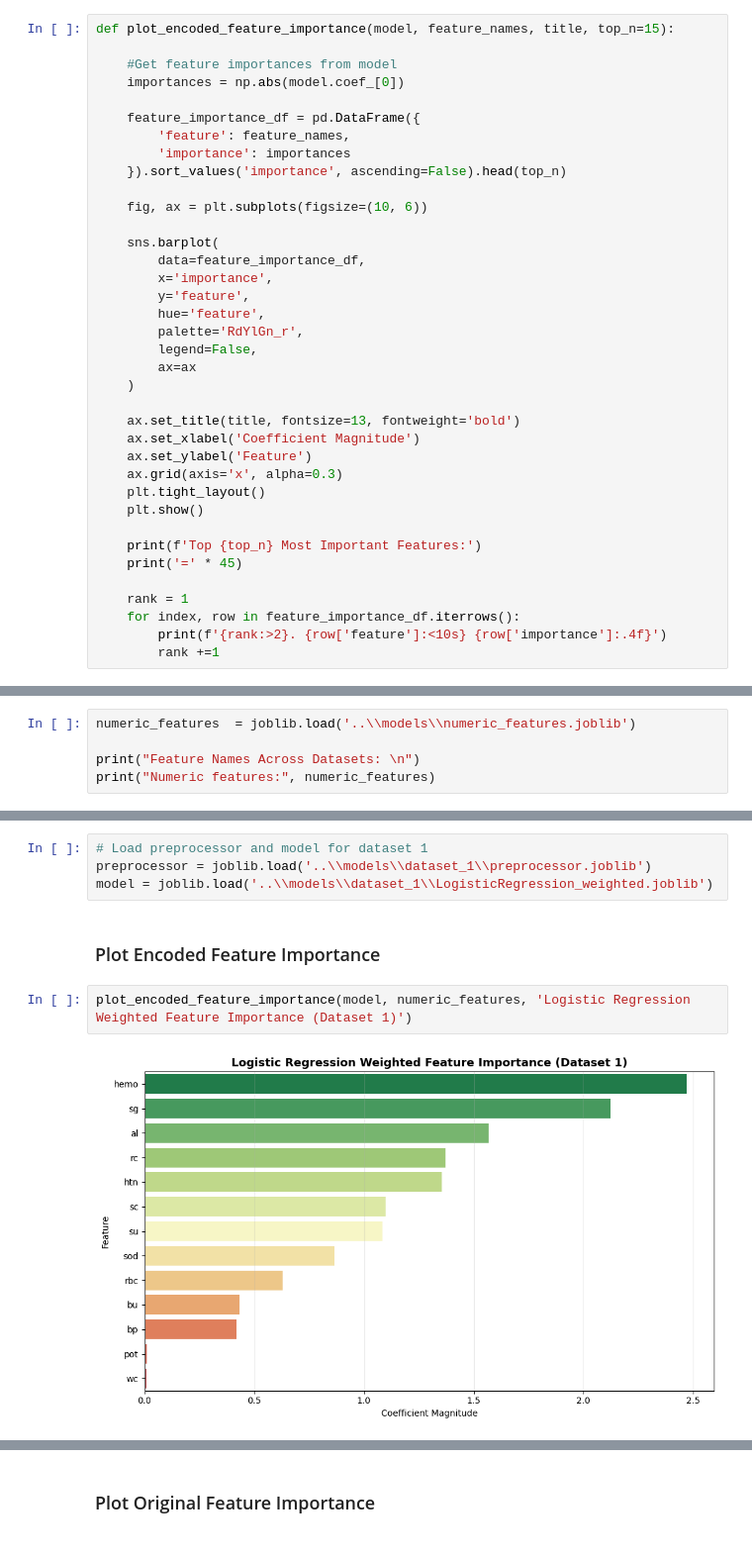
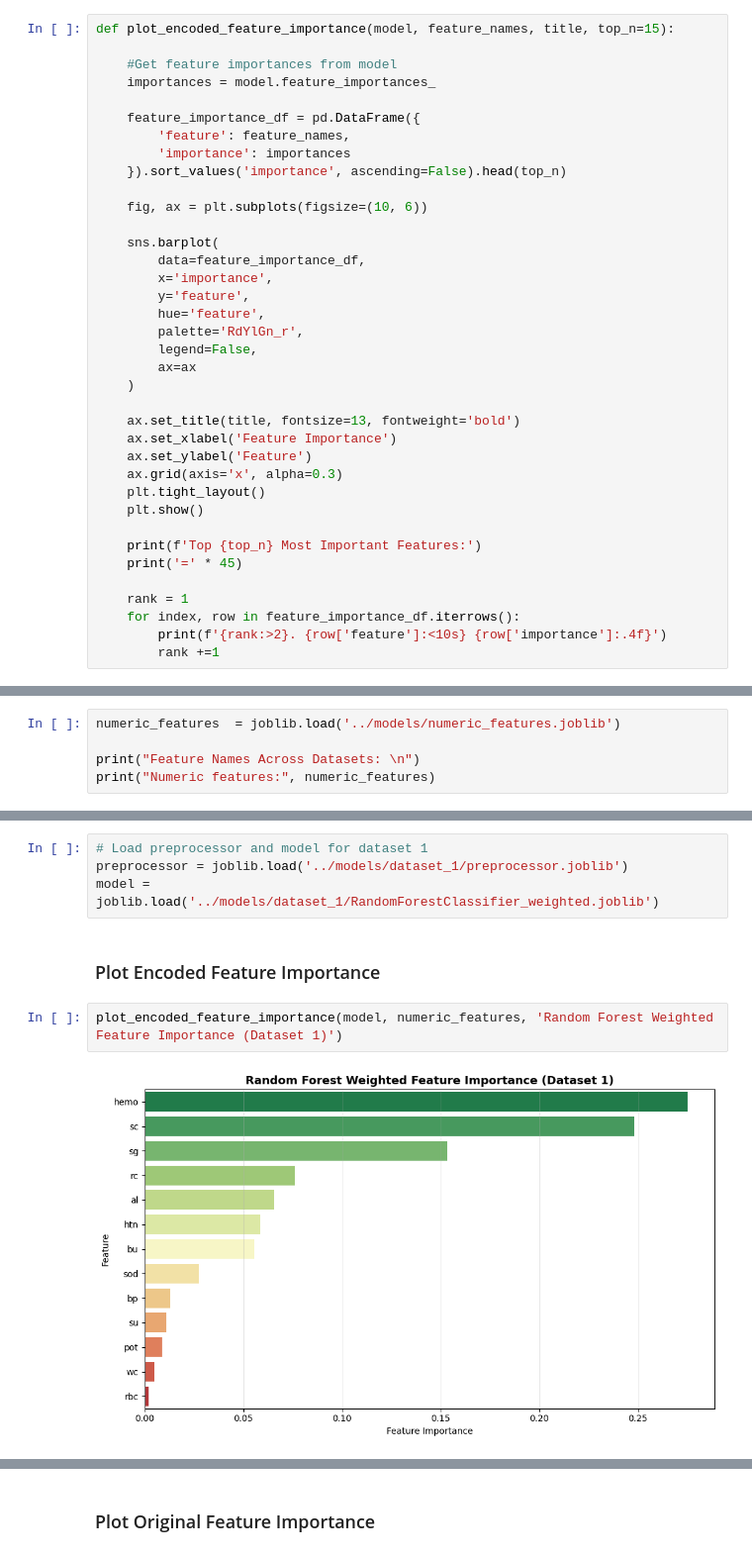
Before and after one commit to Group-16-Project/IntelSysProject, a Jupyter notebook: src/feature_importance_analysis.ipynb, the cells around one changed output, grey strips where cells are left out. Shown at 99% size. Cells and saved outputs as stored; diff of their text form.

```diff
--- a/src/feature_importance_analysis.ipynb
+++ b/src/feature_importance_analysis.ipynb
@@ -40,7 +34,7 @@ feature_name_map = {
 def plot_encoded_feature_importance(model, feature_names, title, top_n=15):
 
     #Get feature importances from model
-    importances = np.abs(model.coef_[0])
+    importances = model.feature_importances_
 
     feature_importance_df = pd.DataFrame({
         'feature': feature_names,
@@ -60,7 +54,7 @@ def plot_encoded_feature_importance(model, feature_names, title, top_n=15):
     )
 
     ax.set_title(title, fontsize=13, fontweight='bold')
-    ax.set_xlabel('Coefficient Magnitude')
+    ax.set_xlabel('Feature Importance')
     ax.set_ylabel('Feature')
     ax.grid(axis='x', alpha=0.3)
     plt.tight_layout()
@@ -94,7 +89,7 @@ def plot_original_feature_importance(model, numeric_features, title):
 # %% [markdown]
 ## Features For Each Dataset
 # %%
-numeric_features  = joblib.load('..\\models\\numeric_features.joblib')
+numeric_features  = joblib.load('../models/numeric_features.joblib')
 
 print("Feature Names Across Datasets: \n")
 print("Numeric features:", numeric_features)
@@ -108,13 +103,13 @@ Numeric features: ['bp', 'sg', 'al', 'su', 'rbc', 'bu', 'sc', 'sod', 'pot', 'hem
 ### Load Preprocessor And Models
 # %%
 # Load preprocessor and model for dataset 1
-preprocessor = joblib.load('..\\models\\dataset_1\\preprocessor.joblib')
-model = joblib.load('..\\models\\dataset_1\\LogisticRegression_weighted.joblib')
+preprocessor = joblib.load('../models/dataset_1/preprocessor.joblib')
+model = joblib.load('../models/dataset_1/RandomForestClassifier_weighted.joblib')
 # %% [markdown]
 ### Plot Encoded Feature Importance
 # %%
-plot_encoded_feature_importance(model, numeric_features, 'Logistic Regression Weighted Feature Importance (Dataset 1)')
+plot_encoded_feature_importance(model, numeric_features, 'Random Forest Weighted Feature Importance (Dataset 1)')
 # %% [output]
-[figure, old version]
+[figure, new version]
 Top 15 Most Important Features:
 =============================================
```
Also changed, not shown: parts of 16 cells of this notebook.
